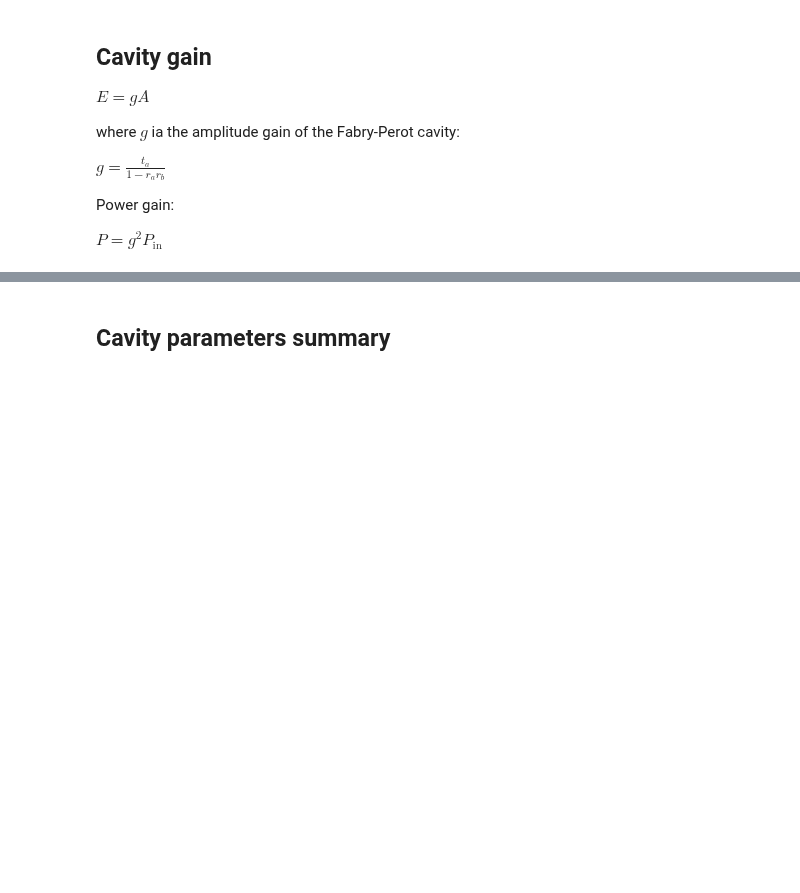
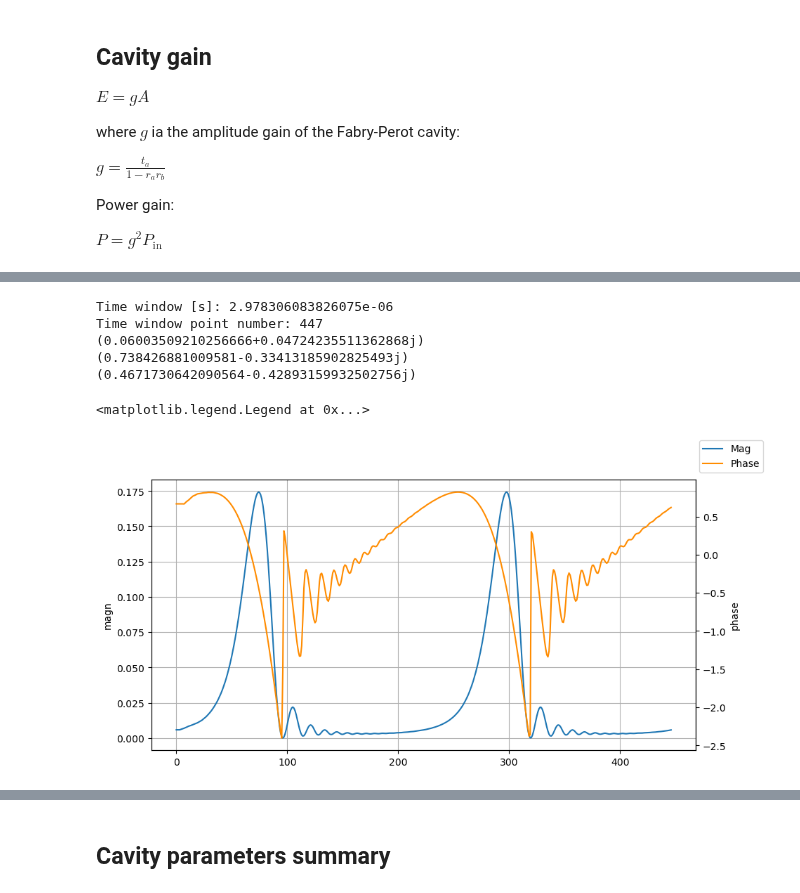
Before and after one commit to matib12/oreonspy, a Jupyter notebook: nb/FP cavity dynamics.ipynb, the cells around one changed output, grey strips where cells are left out. Drawn from its saved outputs; the diff is of its cells as text; code cells hidden in the pictures; blank space fills up the shorter version.

```diff
--- a/nb/FP cavity dynamics.ipynb
+++ b/nb/FP cavity dynamics.ipynb
@@ -72,29 +86,37 @@ TEst.print_sim_params()
 # %%
 v = 1*v_cr(TEst)
 d_zeta = v*TEst.Theta
 points, tdata = time_window(v, TEst)
 s = np.zeros(points)
 ph = np.zeros(points)
 for i in range(points):
     #d_zeta = 0.
-    x = TEst.sim_step(d_zeta, P_in_curr=1.)
+    x = TEst.sim_step(d_zeta, E_in_curr=1.)
     s[i] = np.abs(x)**2
     ph[i] = np.angle(x)
 #    print(TEst.E_last)
 
 #print(d_zeta)
 
 phi = TEst.airy_phi
 print(phi)
 print(TEst.Airy(phi=phi))
 print(TEst.E_adiabatic(1., phi=phi))
 
 fig = plt.figure()
 ax = fig.add_subplot(111)
 ax.plot(s, label="Mag")
 ax.grid()
 ax.set_ylabel("magn")
 ax2 = ax.twinx()
 ax2.plot(ph, label="Phase", c="darkorange")
 ax2.set_ylabel("phase")
 fig.legend()
+# %% [output]
+Time window [s]: 2.978306083826075e-06
+Time window point number: 447
+(0.06003509210256666+0.04724235511362868j)
+(0.738426881009581-0.33413185902825493j)
+(0.4671730642090564-0.42893159932502756j)
+<matplotlib.legend.Legend at 0x...>
+[figure, added]
```
Also changed, not shown: parts of 3 cells of this notebook, 1 other file.
